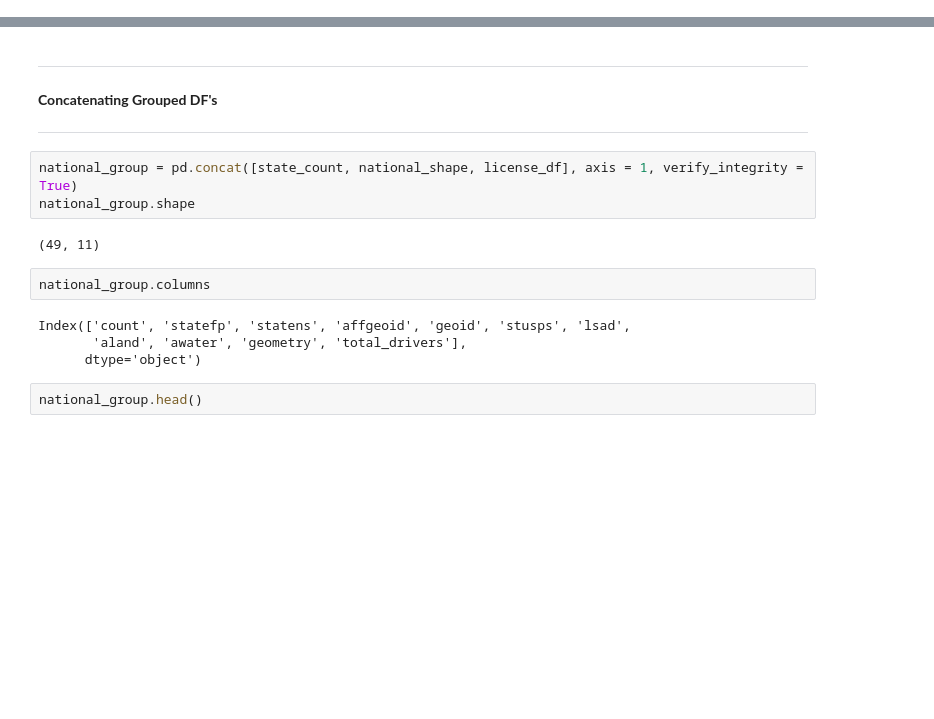
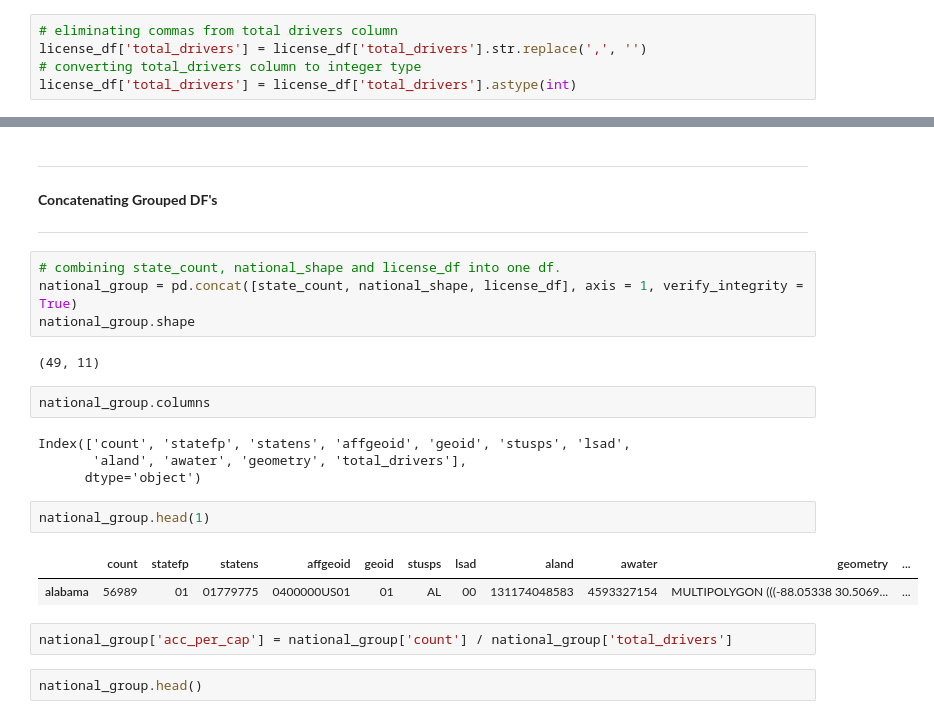
Before and after one commit to dsi-project5/project-5, a Jupyter notebook: us_accident-Copy1.ipynb, the cells around one changed output, grey strips where cells are left out. Drawn from its saved outputs; the diff is of its cells as text; blank space fills up the shorter version.

```diff
--- a/us_accident-Copy1.ipynb
+++ b/us_accident-Copy1.ipynb
@@ -39,6 +59,11 @@ license_df.head(1)
 # %%
 # lower and eliminate spaces in column names for license_df
 license_df.columns = license_df.columns.str.lower().str.replace(' ', '_')
+# %%
+# eliminating commas from total drivers column
+license_df['total_drivers'] = license_df['total_drivers'].str.replace(',', '')
+# converting total_drivers column to integer type
+license_df['total_drivers'] = license_df['total_drivers'].astype(int)
 # %%
 # creating df with only state column and total drivers columns
 license_df = license_df.loc[:, ['state', 'total_drivers']]
@@ -163,6 +175,7 @@ ______
 **Concatenating Grouped DF's**
 _______
 # %%
+# combining state_count, national_shape and license_df into one df.
 national_group = pd.concat([state_count, national_shape, license_df], axis = 1, verify_integrity = True)
 national_group.shape
 # %% [output]
@@ -173,6 +186,13 @@ national_group.columns
 Index(['count', 'statefp', 'statens', 'affgeoid', 'geoid', 'stusps', 'lsad',
        'aland', 'awater', 'geometry', 'total_drivers'],
       dtype='object')
+# %%
+national_group.head(1)
+# %% [output]
+|  | count | statefp | statens | affgeoid | geoid | stusps | lsad | aland | awater | geometry | ... |
+| alabama | 56989 | 01 | 01779775 | 0400000US01 | 01 | AL | 00 | 131174048583 | 4593327154 | MULTIPOLYGON (((-88.05338 30.5069... | ... |
+# %%
+national_group['acc_per_cap'] = national_group['count'] / national_group['total_drivers']
 # %%
 national_group.head()
 # %% [output]
```
Also changed, not shown: parts of 101 cells of this notebook.
